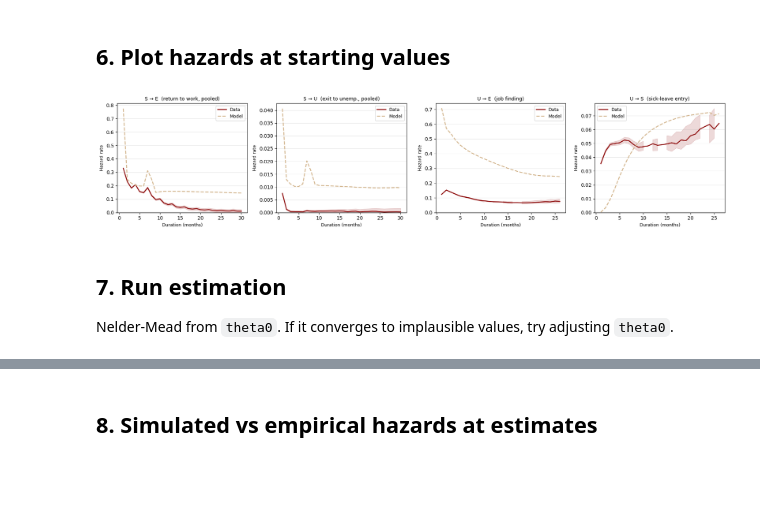
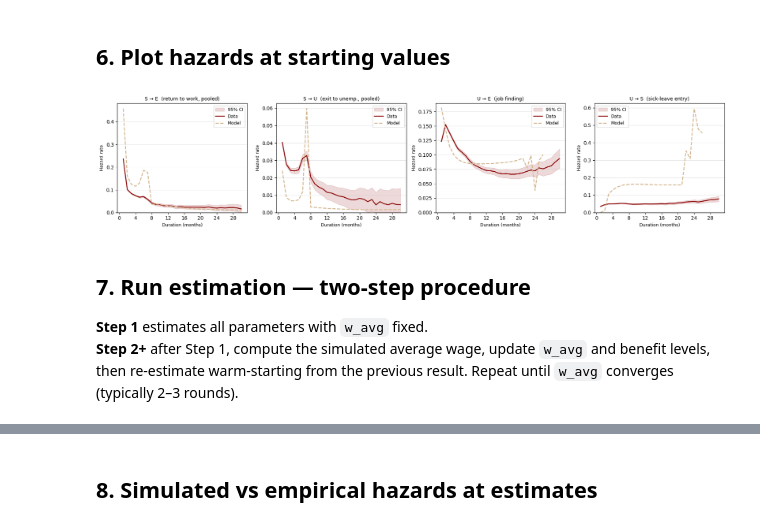
Before and after one commit to qrn838/speciale, a Jupyter notebook: Code/02. Estimation.ipynb, the cells around one changed output, grey strips where cells are left out. Cells and saved outputs as stored; diff of their text form; code cells hidden in the pictures; blank space fills up the shorter version.

```diff
--- a/Code/02. Estimation.ipynb
+++ b/Code/02. Estimation.ipynb
@@ -118,0 +142,33 @@ spec
+# %%
+
+# ── Fixed-point calibration of w_avg ─────────────────────────────────────────
+# The average wage E[w*(1+alpha*k) | employed] depends on model behaviour, which
+# itself depends on w_avg (through benefit levels).  Iterate to find consistency.
+
+w_avg_tol      = 1e-4
+w_avg_max_iter = 30
+
+w_avg = est.calibrated['w_avg']   # starting guess
+
+for it in range(w_avg_max_iter):
+    est.calibrated['w_avg'] = w_avg
+    model = est._build_model(theta0)
+    model.solve()
+    model.simulate()
+    w_avg_sim = model.avg_wage()
+    diff = w_avg_sim - w_avg
+    print(f"  iter {it+1:2d}: w_avg = {w_avg:.6f}  →  simulated = {w_avg_sim:.6f}  (diff = {diff:+.6f})")
+    if abs(diff) < w_avg_tol:
+        print(f"Converged at w_avg = {w_avg_sim:.6f}")
+        break
+    w_avg = w_avg_sim
+else:
+    print(f"Warning: did not converge after {w_avg_max_iter} iterations.")
+
+# Store converged value back into estimator
+est.calibrated['w_avg'] = w_avg
+print(f"\nBenefits at converged w_avg = {w_avg:.4f}:")
+print(f"  b_wel      = {0.30*w_avg:.4f}  (30% of avg wage — social assistance)")
+print(f"  b_sick_low = {0.40*w_avg:.4f}  (40% of avg wage — reduced sick-leave benefit)")
+print(f"  bmax       = {0.65*w_avg:.4f}  (65% of avg wage — UI benefit cap)")
+print(f"  b_emp      = {0.77*w_avg:.4f}  (77% of avg wage — beskæftigelsestillæg)")
@@ -202,11 +282,13 @@ Q at theta0 = 0.550409
 # %% [markdown]
 ## 6. Plot hazards at starting values
 # %%
-est.plot_fit(theta0, data_moments, ci_dict=ci_dict)
+est.plot_fit(theta0, data_moments, raw_data=raw_data)
 # %% [output]
-[figure, old version]
+[figure, new version]
 # %% [markdown]
-## 7. Run estimation
-Nelder-Mead from `theta0`. If it converges to implausible values, try adjusting `theta0`.
+## 7. Run estimation — two-step procedure
+
+**Step 1** estimates all parameters with `w_avg` fixed.
+**Step 2+** after Step 1, compute the simulated average wage, update `w_avg` and benefit levels, then re-estimate warm-starting from the previous result. Repeat until `w_avg` converges (typically 2–3 rounds).
 # %%
 
```
Also changed, not shown: parts of 9 cells of this notebook, 19 other files.
